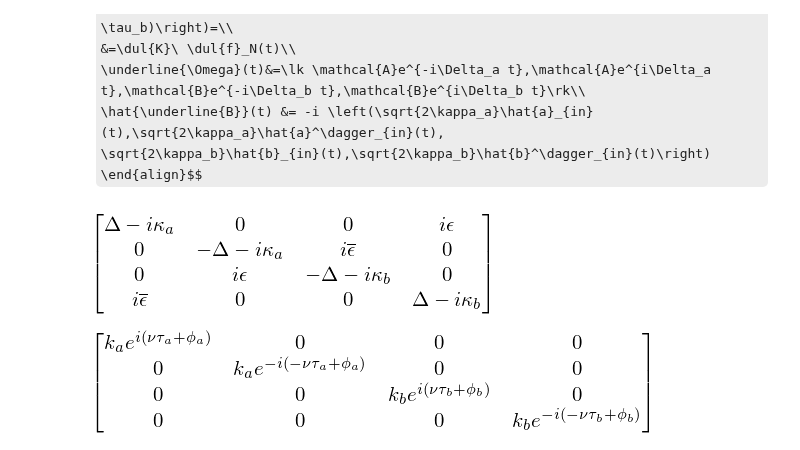
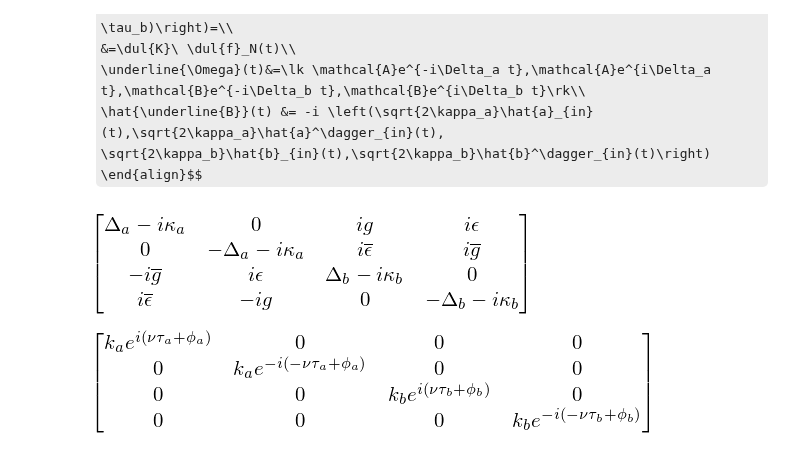
Before and after one commit to nemetniki/General-linear-model, a Jupyter notebook: General.ipynb, the cells around one changed output. Saved outputs shown, nothing was run; the diff lists cells and outputs as text; code cells hidden in the pictures; some formulas as TeX source.

```diff
--- a/General.ipynb
+++ b/General.ipynb
@@ -78,13 +78,15 @@ import numpy as np
 from IPython.display import display, Math, Latex
 init_printing(use_unicode=True)
 nu,kapa,Dela,Delb,eps,kapb,ka,kb,pha,phb,ta,tb,g = \
-    symbols('\\nu \kappa_a \Delta \epsilon \kappa_b k_a k_b \phi_a \phi_b \\tau_a \\tau_b g')
+    symbols('\\nu \kappa_a \Delta_a \Delta_b \epsilon \kappa_b k_a k_b \phi_a \phi_b \\tau_a \\tau_b g')
 # %%
-Del  = Matrix([[(-I*kapa + Del),0,0,I*eps],[0,(-I*kapa-Del),I*conjugate(eps),0],[0,I*eps,(-I*kapb - Del),0],\
-               [I*conjugate(eps),0,0,(-I*kapb + Del)]])
+Del  = Matrix([[(-I*kapa + Dela),0,I*g,I*eps],\
+               [0,(-I*kapa-Dela),I*conjugate(eps),I*conjugate(g)],\
+               [-I*conjugate(g),I*eps,(-I*kapb + Delb),0],\
+               [I*conjugate(eps),-I*g,0,(-I*kapb - Delb)]])
 Del
 # %% [output]
-[figure, old version]
+[figure, new version]
 # %%
 F = diag(ka*exp(I*(pha+nu*ta)),ka*exp(-I*(pha-nu*ta)),kb*exp(I*(phb+nu*tb)),kb*exp(-I*(phb-nu*tb)))
 F
```
